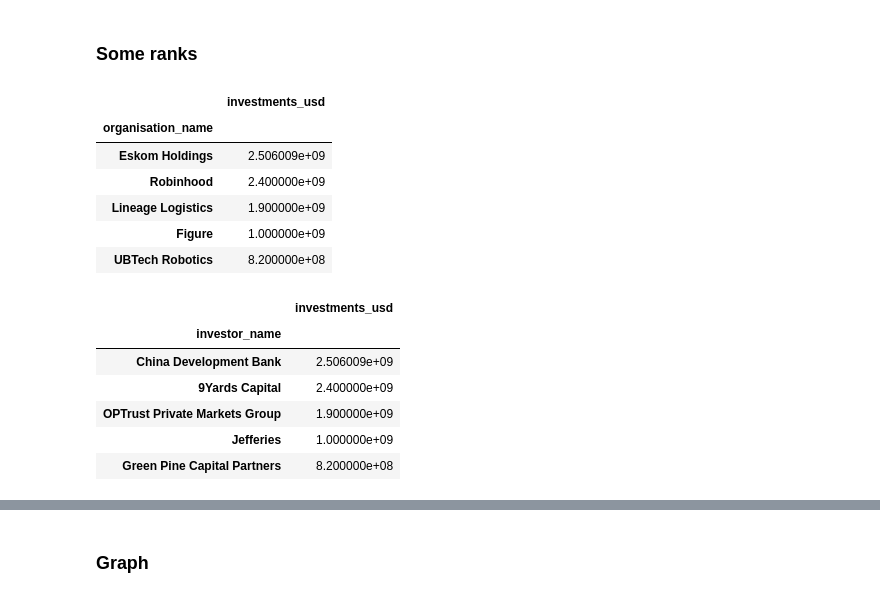
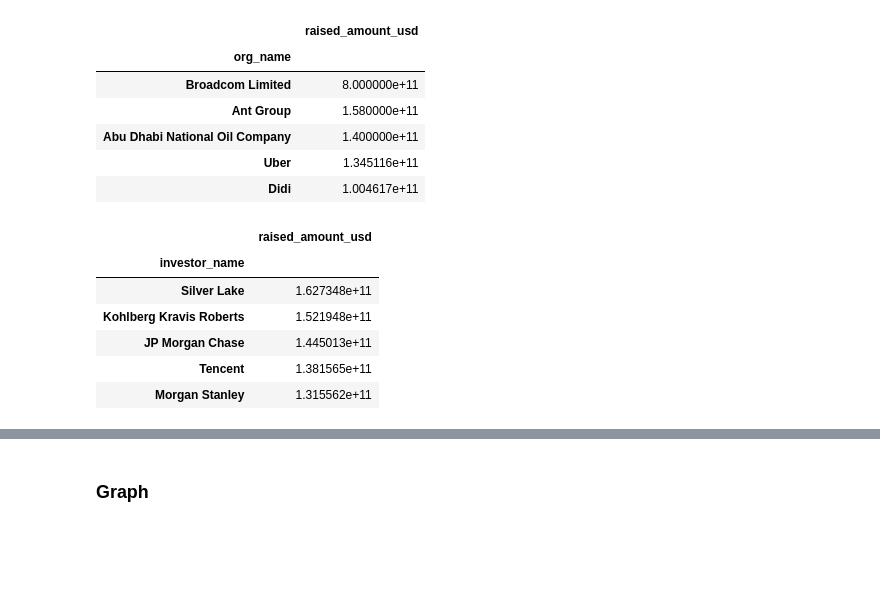
Before and after one commit to technometrics-lab/5-TechRank, a Jupyter notebook: unw_bipartite_graph_investors_companies.ipynb, the cells around one changed output, grey strips where cells are left out. Drawn from its saved outputs; the diff is of its cells as text; code cells hidden in the pictures; blank space fills up the shorter version.

```diff
--- a/unw_bipartite_graph_investors_companies.ipynb
+++ b/unw_bipartite_graph_investors_companies.ipynb
@@ -240,0 +196,17 @@ df_essential.head()
+# %%
+to_drop = [
+    'funding_round_uuid',
+    'name_x',
+    'org_uuid',
+    'lead_investor_uuids',
+    'name_y',
+    'investor_uuid',
+]
+
+# to_rename = { 'category_groups_list': 'category_groups' }
+to_rename = {  }
+drop_if_nan = []
+to_check_double = {}
+sort_by = ""
+# %%
+df_invest_funding = CB_data_cleaning(df_invest_funding, to_drop, to_rename, to_check_double, drop_if_nan, sort_by)
@@ -240,0 +224,3 @@ df_essential.head()
+# %%
+df_essential = df_invest_funding[["org_name", "investor_name", "raised_amount_usd"]]
+df_essential.head()
@@ -240,0 +234,6 @@ df_essential.head()
+# %%
+# delete value with NaN investments
+
+df_essential.dropna(subset = ["raised_amount_usd"], inplace=True)
+
+df_essential.head()
@@ -245,37 +251,31 @@ len(df_essential)
-# %% [markdown]
-### Some ranks
 # %%
 # total amount of investments for each company
 
-df_num_inves_per_company = df_essential[["investments_usd", "organisation_name"]].groupby("organisation_name").sum()
-
-df_num_inves_per_company = df_num_inves_per_company.sort_values("investments_usd", ascending=False)
-
+df_num_inves_per_company = df_essential.groupby("org_name").sum()
+df_num_inves_per_company = df_num_inves_per_company.sort_values("raised_amount_usd", ascending=False)
 df_num_inves_per_company.head()
 # %% [output]
-|  | investments_usd |
-| organisation_name |  |
-| Eskom Holdings | 2.506009e+09 |
-| Robinhood | 2.400000e+09 |
-| Lineage Logistics | 1.900000e+09 |
-| Figure | 1.000000e+09 |
-| UBTech Robotics | 8.200000e+08 |
+|  | raised_amount_usd |
+| org_name |  |
+| Broadcom Limited | 8.000000e+11 |
+| Ant Group | 1.580000e+11 |
+| Abu Dhabi National Oil Company | 1.400000e+11 |
+| Uber | 1.345116e+11 |
+| Didi | 1.004617e+11 |
 # %%
 # total amount of investments for each investors
 
-df_num_inves_per_company = df_essential[["investments_usd", "investor_name"]].groupby("investor_name").sum()
-
-df_num_inves_per_company = df_num_inves_per_company.sort_values("investments_usd", ascending=False)
-
+df_num_inves_per_company = df_essential.groupby("investor_name").sum()
+df_num_inves_per_company = df_num_inves_per_company.sort_values("raised_amount_usd", ascending=False)
 df_num_inves_per_company.head()
 # %% [output]
-|  | investments_usd |
+|  | raised_amount_usd |
 | investor_name |  |
-| China Development Bank | 2.506009e+09 |
-| 9Yards Capital | 2.400000e+09 |
-| OPTrust Private Markets Group | 1.900000e+09 |
-| Jefferies | 1.000000e+09 |
-| Green Pine Capital Partners | 8.200000e+08 |
+| Silver Lake | 1.627348e+11 |
+| Kohlberg Kravis Roberts | 1.521948e+11 |
+| JP Morgan Chase | 1.445013e+11 |
+| Tencent | 1.381565e+11 |
+| Morgan Stanley | 1.315562e+11 |
 # %%
 # number of investments for each company
 
```
Also changed, not shown: parts of 58 cells of this notebook, 7 other files.
